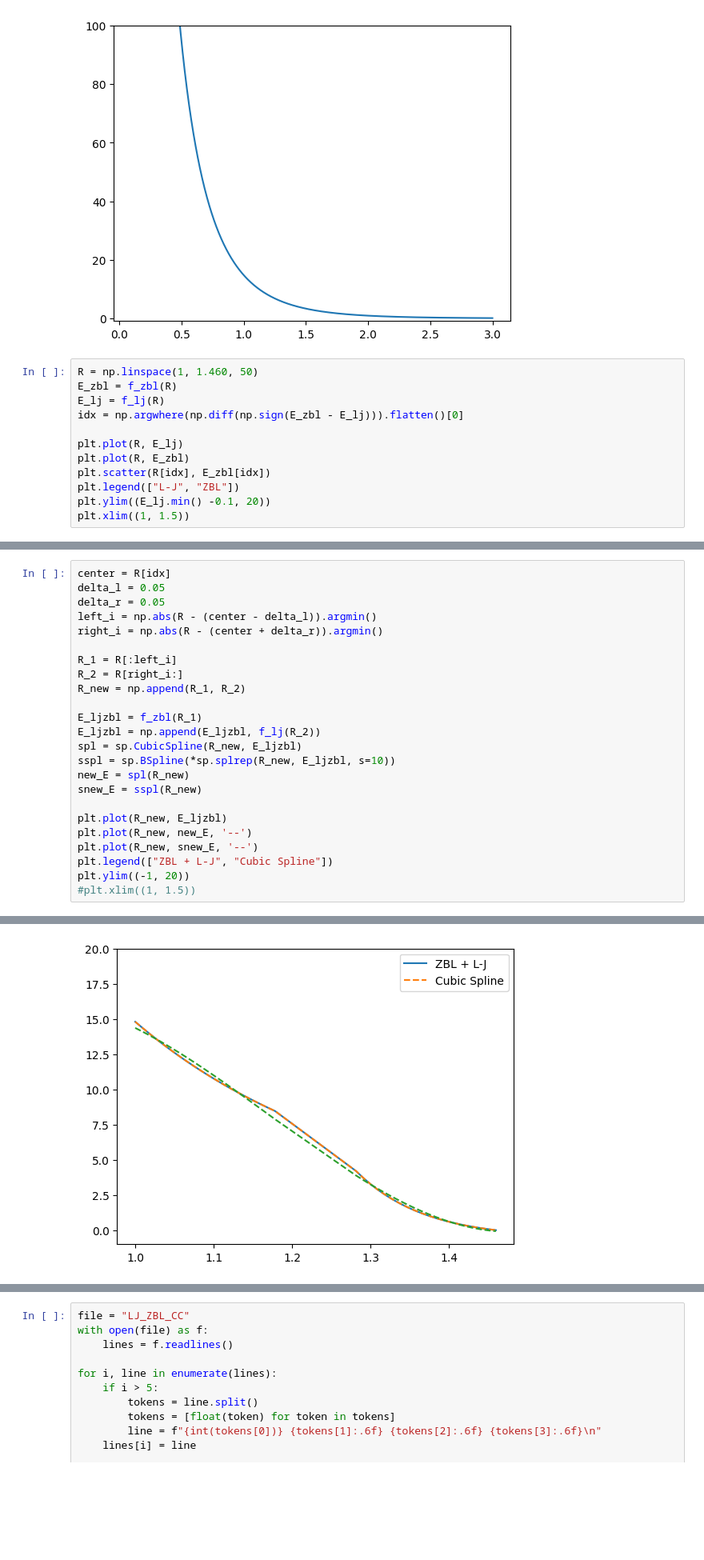
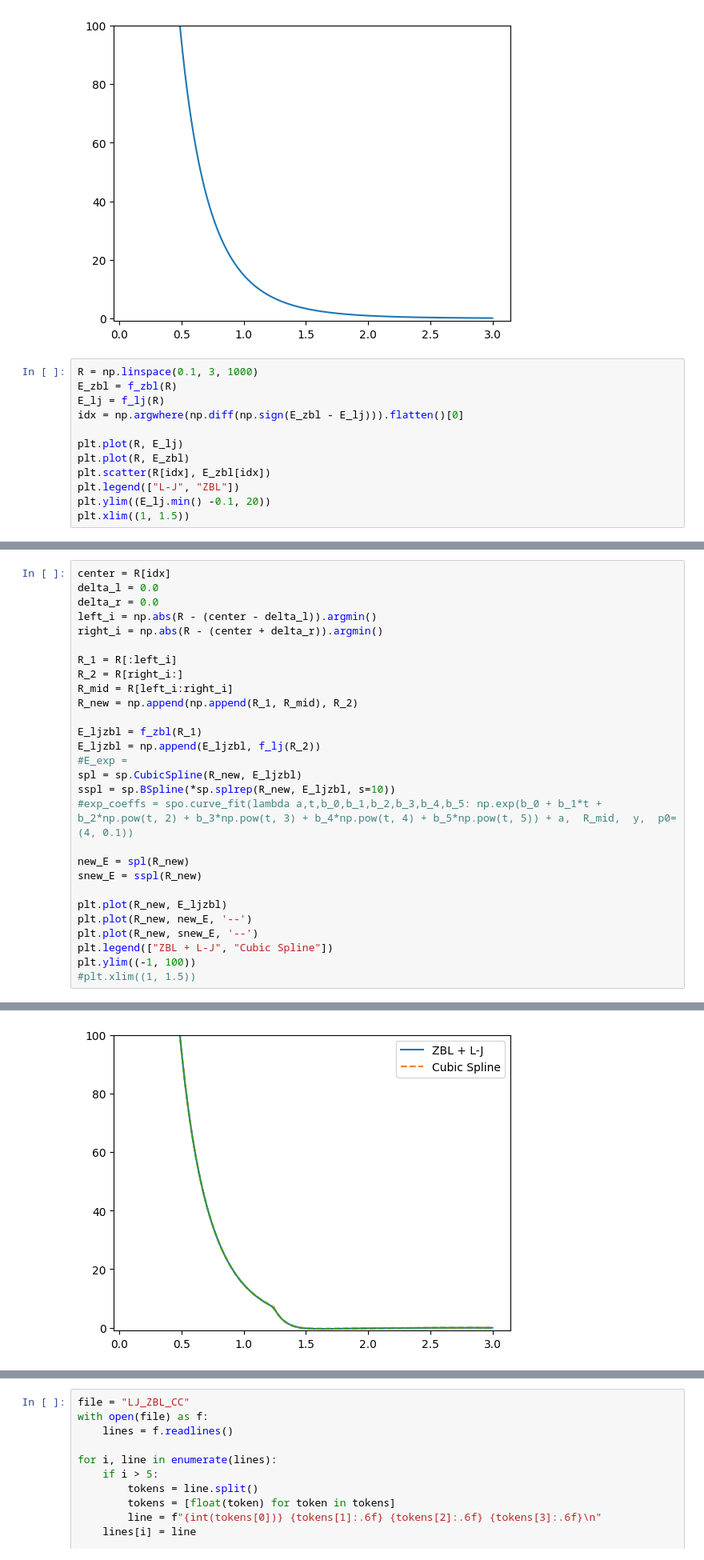
Before and after one commit to denisstrizhkin/C60-Si-fall-sim, a Jupyter notebook: potentials/lj_zbl.ipynb, the cells around one changed output, grey strips where cells are left out. Shown at 80% size. Drawn from its saved outputs; the diff is of its cells as text; blank space fills up the shorter version.

```diff
--- a/potentials/lj_zbl.ipynb
+++ b/potentials/lj_zbl.ipynb
@@ -73,7 +74,7 @@ plt.ylim((E.min() - 1, 100))
 (-0.8813533110640721, 100.0)
 [figure]
 # %%
-R = np.linspace(1, 1.460, 50)
+R = np.linspace(0.1, 3, 1000)
 E_zbl = f_zbl(R)
 E_lj = f_lj(R)
 idx = np.argwhere(np.diff(np.sign(E_zbl - E_lj))).flatten()[0]
@@ -90,18 +91,22 @@ plt.xlim((1, 1.5))
 # %%
 center = R[idx]
-delta_l = 0.05
-delta_r = 0.05
+delta_l = 0.0
+delta_r = 0.0
 left_i = np.abs(R - (center - delta_l)).argmin()
 right_i = np.abs(R - (center + delta_r)).argmin()
 
 R_1 = R[:left_i]
 R_2 = R[right_i:]
-R_new = np.append(R_1, R_2)
+R_mid = R[left_i:right_i]
+R_new = np.append(np.append(R_1, R_mid), R_2)
 
 E_ljzbl = f_zbl(R_1)
 E_ljzbl = np.append(E_ljzbl, f_lj(R_2))
+#E_exp =
 spl = sp.CubicSpline(R_new, E_ljzbl)
 sspl = sp.BSpline(*sp.splrep(R_new, E_ljzbl, s=10))
+#exp_coeffs = spo.curve_fit(lambda a,t,b_0,b_1,b_2,b_3,b_4,b_5: np.exp(b_0 + b_1*t + b_2*np.pow(t, 2) + b_3*np.pow(t, 3) + b_4*np.pow(t, 4) + b_5*np.pow(t, 5)) + a,  R_mid,  y,  p0=(4, 0.1))
+
 new_E = spl(R_new)
 snew_E = sspl(R_new)
 
@@ -109,6 +114,6 @@ plt.plot(R_new, E_ljzbl)
 plt.plot(R_new, new_E, '--')
 plt.plot(R_new, snew_E, '--')
 plt.legend(["ZBL + L-J", "Cubic Spline"])
-plt.ylim((-1, 20))
+plt.ylim((-1, 100))
 #plt.xlim((1, 1.5))
 # %% [output]
@@ -116,4 +121,4 @@ plt.ylim((-1, 20))
-[figure, old version]
+[figure, new version]
 # %%
 #R = np.linspace(0.1, 3, 3000)
 N = np.linspace(1, R.shape[0], R.shape[0])
```
Also changed, not shown: parts of 10 cells of this notebook, 2 other files.
